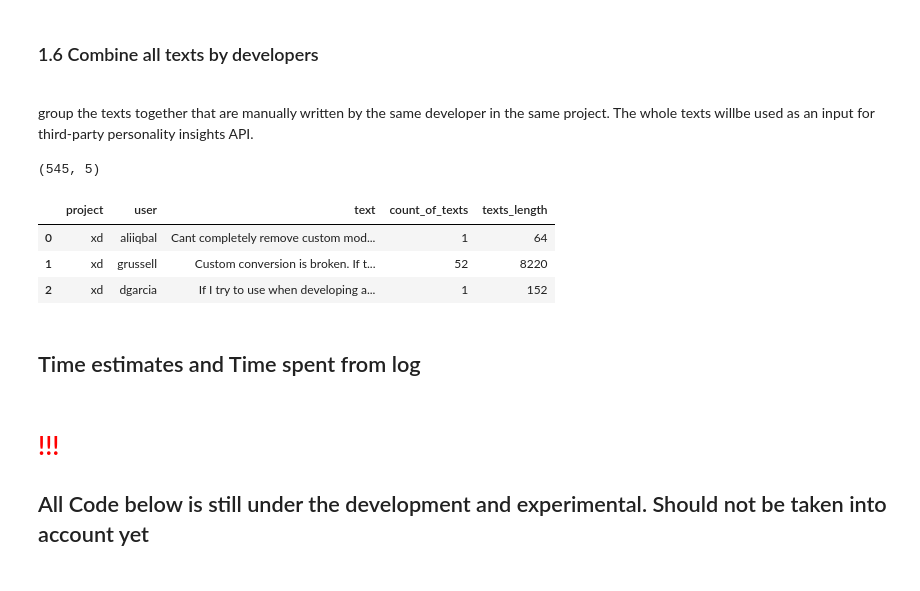
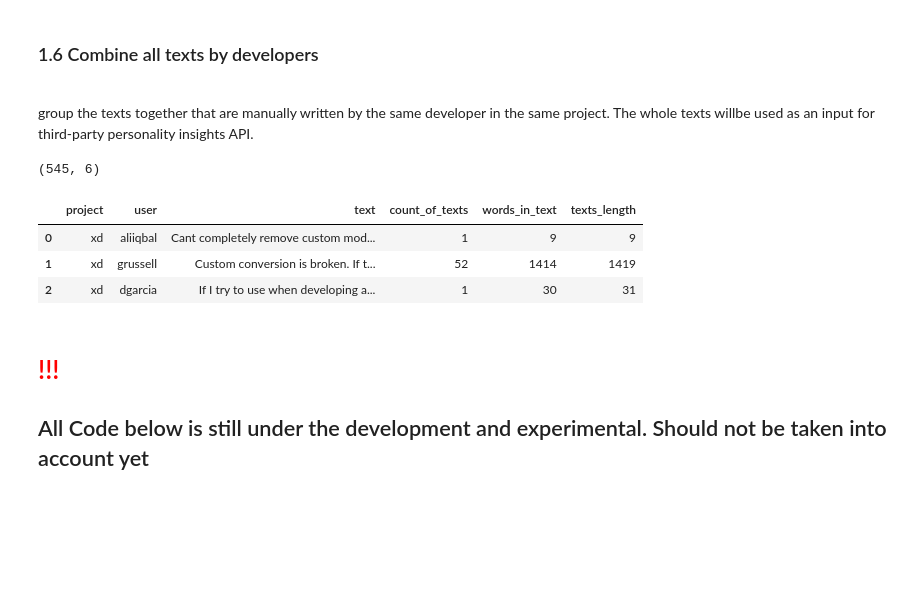
Before and after one commit to gogoladzetedo/Personalities_In_Agile, a Jupyter notebook: Analysis.ipynb, the cells around one changed output. Drawn from its saved outputs; the diff is of its cells as text; code cells hidden in the pictures; blank space fills up the shorter version.

```diff
--- a/Analysis.ipynb
+++ b/Analysis.ipynb
@@ -245,14 +246,12 @@ def removeCodeSnippet(text):
     text = re.sub('\S*(_|-|:|\.)\S*(_|-|:|\.)\S+', '', str(text))
     # remove multiple 'at' left after the code snippets cleaning
     text = text.replace('at at ', ' ')
-
-    #remove multiple whitespaces
+    #remove multiple whitespaces (needed for removing 'at at' texts, regex is the next command below)
     text = re.sub("\s{2,}", ' ', str(text))
     # remove multiple 'at'
     text = re.sub('at\sat\s', ' ', str(text))
     # remove the non-textual characters
-    text = re.sub(r'(\||~|=|>|_|\[|\]|{|}|--|\/|\\)', '', str(text))
-
+    text = re.sub(r'(\||~|=|>|_|\[|\]|{|}|--|\/|\\|#)', ' ', str(text))
     # remove non-unicode characters
     text = re.sub(r'[^\x00-\x7F]+','', text)
     # remove dates:
@@ -443,44 +492,44 @@ group the texts together that are manually written by the same developer in the
 df_proj_name = []
 df_user_name = []
 df_user_text = []
 df_texts_count = []
 df_texts_length = []
+df_words_in_text = []
 for project in log_cut['project'].unique():
     for dev_user in log_cut[log_cut['project']==project]['author'].unique():
-
         user_txt = ''
         texts_count = 0
         texts_length = 0
+        words_in_text = 0
         curr_df = log_cut[(log_cut['project']==project) & (log_cut['author']==dev_user)]
         for index, row in curr_df.iterrows():
             user_txt = str(user_txt) + str(row['text']) + '. '
             texts_count = texts_count + 1
-            texts_length = texts_length + len(row['text'])
+            texts_length = texts_length + len(re.findall(r'\w+', row['text']))
+            words_in_text = words_in_text + len(row['text'].split())
         df_proj_name.append(project)
         df_user_name.append(dev_user)
         df_user_text.append(user_txt)
         df_texts_count.append(texts_count)
         df_texts_length.append(texts_length)
-
+        df_words_in_text.append(words_in_text)
 
 user_text_combined = pd.DataFrame({'project':df_proj_name,
                    'user':df_user_name,
                    'text':df_user_text,
                     'count_of_texts':df_texts_count,
+                    'words_in_text':df_words_in_text,
                     'texts_length':df_texts_length})
-
 
 user_text_combined.to_csv('user_text_combined.csv')
 print(user_text_combined.shape)
 user_text_combined.head(3)
 # %% [output]
-(545, 5)
+(545, 6)
-|  | project | user | text | count_of_texts | texts_length |
-| 0 | xd | aliiqbal | Cant completely remove custom mod... | 1 | 64 |
-| 1 | xd | grussell | Custom conversion is broken. If t... | 52 | 8220 |
-| 2 | xd | dgarcia | If I try to use when developing a... | 1 | 152 |
+|  | project | user | text | count_of_texts | words_in_text | texts_length |
+| 0 | xd | aliiqbal | Cant completely remove custom mod... | 1 | 9 | 9 |
+| 1 | xd | grussell | Custom conversion is broken. If t... | 52 | 1414 | 1419 |
+| 2 | xd | dgarcia | If I try to use when developing a... | 1 | 30 | 31 |
-# %% [markdown]
-<h2> Time estimates and Time spent from log  </h2>
 # %% [markdown]
 <h1> <font color='red'> !!!</font> </h1>
 <h2> All Code below is still under the development and experimental. Should not be taken into account yet <h2>
```
Also changed, not shown: parts of 22 cells of this notebook.
